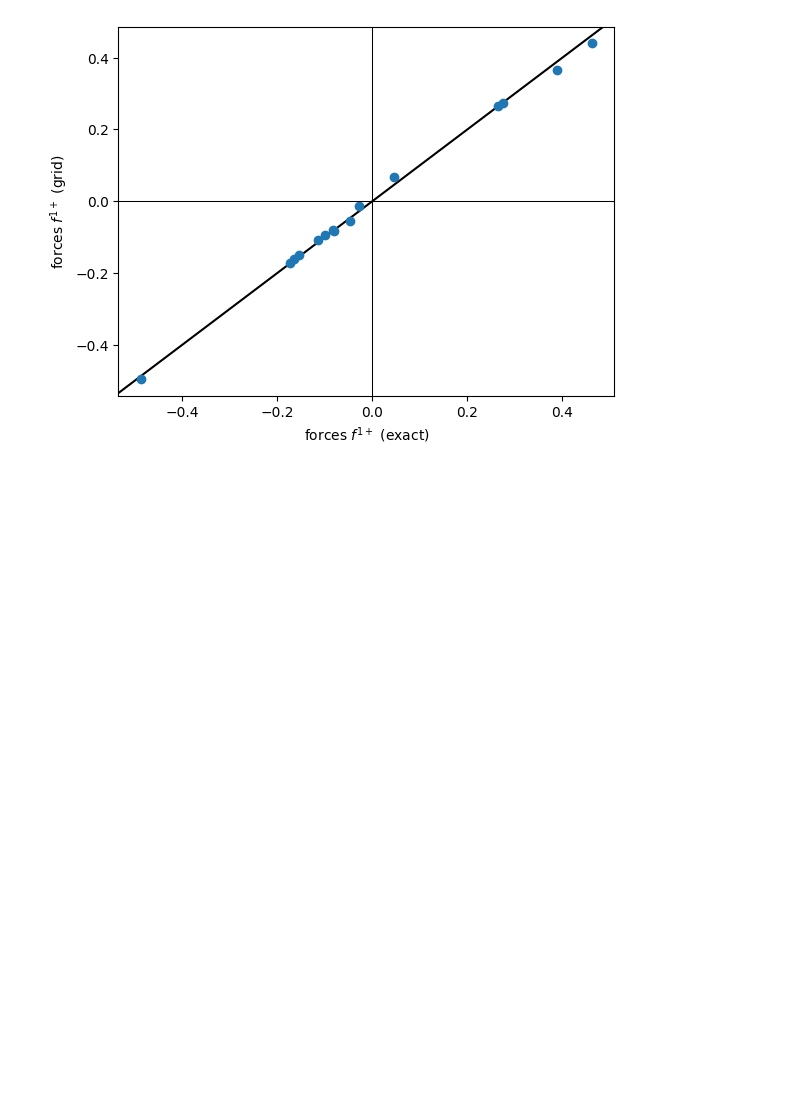
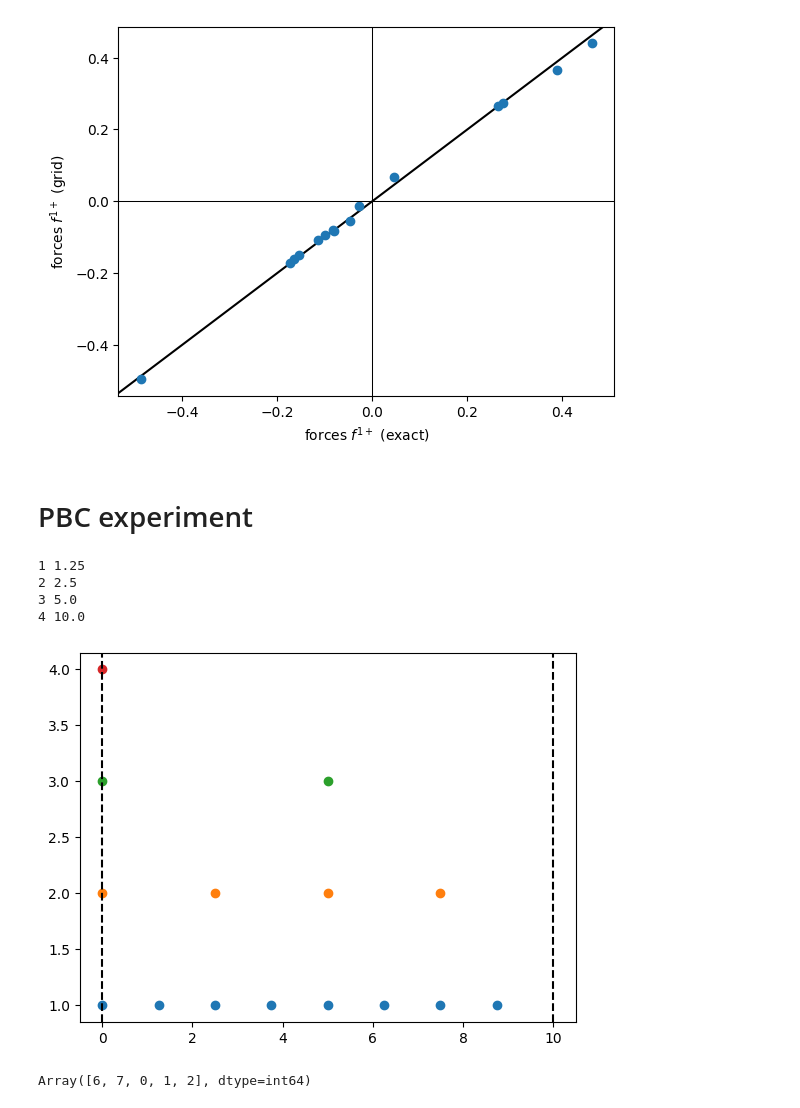
Before and after one commit to Madsen-s-research-group/msmjax, a Jupyter notebook: grid_ops_experiment/grid_ops_experiment.ipynb, the cells around one changed output. Drawn from its saved outputs; the diff is of its cells as text; code cells hidden in the pictures; blank space fills up the shorter version.

```diff
--- a/grid_ops_experiment/grid_ops_experiment.ipynb
+++ b/grid_ops_experiment/grid_ops_experiment.ipynb
@@ -682,3 +682,36 @@ ax.set_ylim(ylim)
 plt.show()
 # %% [output]
 [figure]
+# %% [markdown]
+# PBC experiment
+# %%
+grids_periodic = [None]  # there is no grid at level zero
+for l in range(1, max_gridlevel + 1):
+    h = length / (2 ** (max_gridlevel - l))
+    print(l, h)
+    grid = set_up_grid_axis(length=length, h=h, p=p, periodic=True)
+    grids_periodic.append(grid)
+# %% [output]
+1 1.25
+2 2.5
+3 5.0
+4 10.0
+# %%
+points_periodic = [None]
+
+fig, ax = plt.subplots()
+ax.axvline(0, color='k', linestyle='--')
+ax.axvline(length, color='k', linestyle='--')
+
+for l, g in enumerate(grids_periodic):
+    if l == 0:
+        continue
+    points = onp.arange(g.n_total) * g.h
+    points_periodic.append(points)
+    ax.scatter(points, onp.zeros_like(points) + l)
+# %% [output]
+[figure, added]
+# %%
+grids_periodic[1].wrap_indices_if_periodic(jnp.arange(-2, 3))
+# %% [output]
+Array([6, 7, 0, 1, 2], dtype=int64)
```
Also changed, not shown: parts of 6 cells of this notebook, 1 other file.
